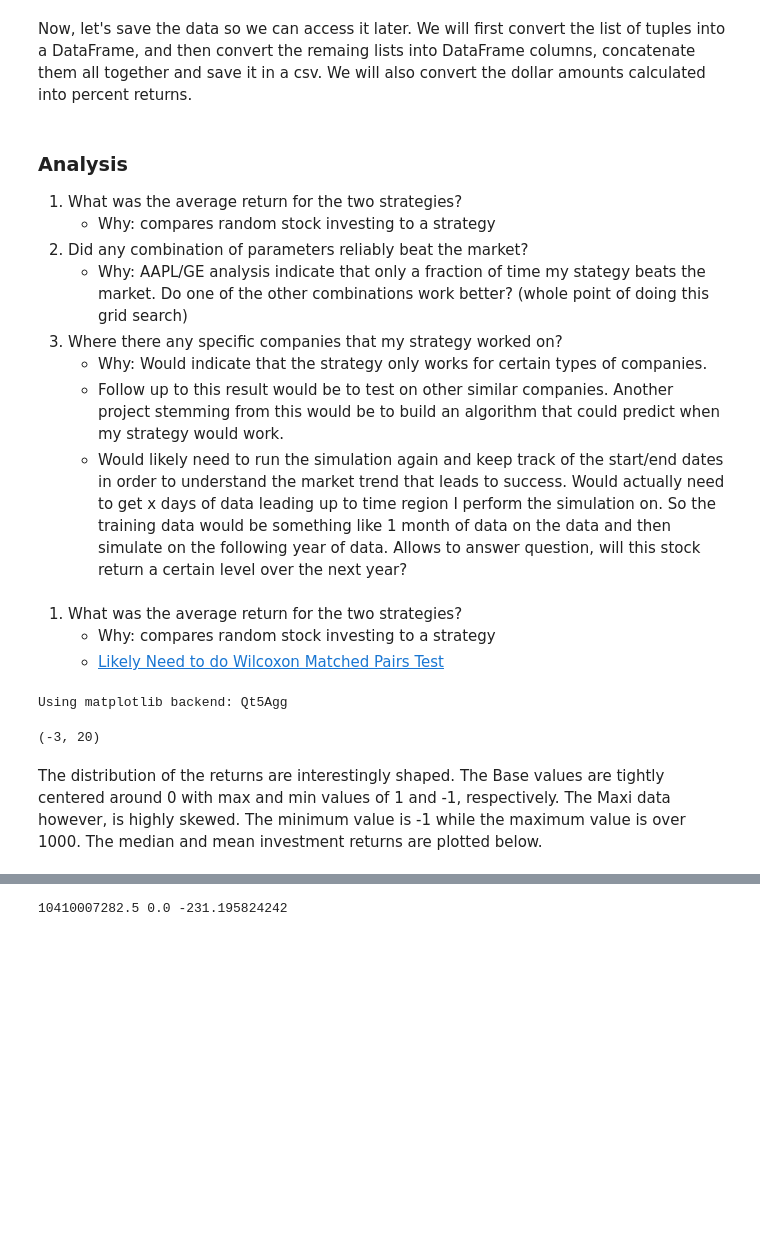
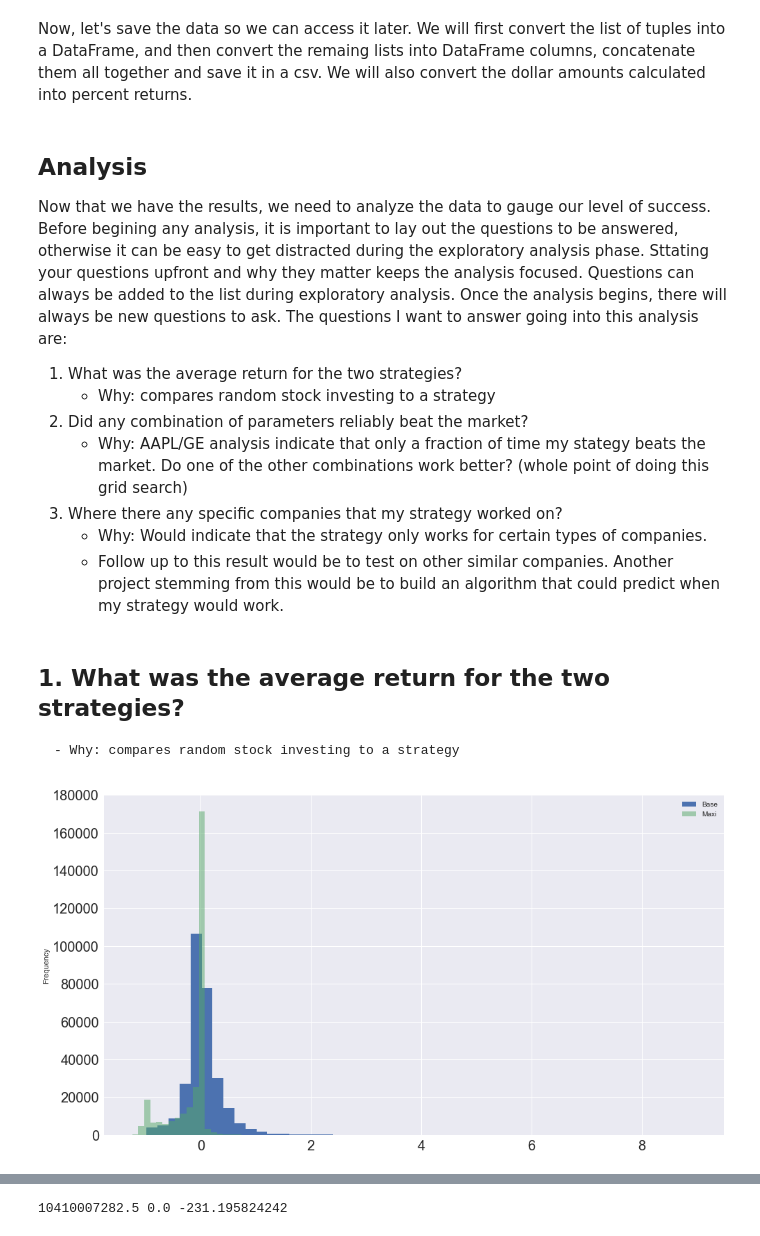
Before and after one commit to johnkmaxi/johnkmaxi.github.io, a Jupyter notebook: notebooks/Bollinger-Simulation-Optimization.ipynb, the cells around one changed output, grey strips where cells are left out. Drawn from its saved outputs; the diff is of its cells as text; code cells hidden in the pictures; blank space fills up the shorter version.

```diff
--- a/notebooks/Bollinger-Simulation-Optimization.ipynb
+++ b/notebooks/Bollinger-Simulation-Optimization.ipynb
@@ -94,7 +94,10 @@ paramSim[['Base','Maxi']] = (paramSim[['Base','Maxi']]/initial_balance)-1 # conv
 # %%
 paramSim.to_csv('Bollinger Simulation Results.csv')
 # %% [markdown]
-### Analysis
+## Analysis
+
+Now that we have the results, we need to analyze the data to gauge our level of success. Before begining any analysis, it is important to lay out the questions to be answered, otherwise it can be easy to get distracted during the exploratory analysis phase. Sttating your questions upfront and why they matter keeps the analysis focused. Questions can always be added to the list during exploratory analysis. Once the analysis begins, there will always be new questions to ask. The questions I want to answer going into this analysis are:
+
 1. What was the average return for the two strategies?
     - Why: compares random stock investing to a strategy
 2. Did any combination of parameters reliably beat the market?
@@ -102,25 +105,18 @@ paramSim.to_csv('Bollinger Simulation Results.csv')
 3. Where there any specific companies that my strategy worked on?
     - Why: Would indicate that the strategy only works for certain types of companies.
     - Follow up to this result would be to test on other similar companies. Another project stemming from this would be to build an algorithm that could predict when my strategy would work.
-    - Would likely need to run the simulation again and keep track of the start/end dates in order to understand the market trend that leads to success. Would actually need to get x days of data leading up to time region I perform the simulation on. So the training data would be something like 1 month of data on the data and then simulate on the following year of data. Allows to answer question, will this stock return a certain level over the next year?
 # %%
 paramSim = pd.read_csv('Bollinger Simulation Results.csv', index_col=0)
 # %% [markdown]
-1. What was the average return for the two strategies?
+## 1. What was the average return for the two strategies?
     - Why: compares random stock investing to a strategy
-    - [Likely Need to do Wilcoxon Matched Pairs Test](http://www.biochemia-medica.com/content/comparing-groups-statistical-differences-how-choose-right-statistical-test)
 # %%
 # quick histogram, requires some serious tuning for good viz, the skew of the returns using my strategy is crazy
 # tells us what type of distribution we are dealing with which informs which measure of central tendency to use
 # for comparing the strategies
-%matplotlib
+%matplotlib inline
 fig, ax = plt.subplots(figsize=(16,9))
-paramSim['Base'].plot(kind='hist', ax=ax, legend=True, fontsize=20)
-paramSim['Maxi'].plot(kind='hist', bins=1000, ax=ax, legend=True, fontsize=20, alpha=0.5);
-#ax.set_ylim(0,8000)
-ax.set_xlim(-3,20)
+paramSim['Base'].plot(kind='hist', bins=50, ax=ax, legend=True, fontsize=20)
+paramSim['Maxi'].plot(kind='hist', bins=50, ax=ax, legend=True, fontsize=20, alpha=0.5);
 # %% [output]
-Using matplotlib backend: Qt5Agg
-(-3, 20)
+[figure, added]
-# %% [markdown]
-The distribution of the returns are interestingly shaped. The Base values are tightly centered around 0 with max and min values of 1 and -1, respectively. The Maxi data however, is highly skewed. The minimum value is -1 while the maximum value is over 1000. The median and mean investment returns are plotted below.
```
Also changed, not shown: parts of 66 cells of this notebook.
